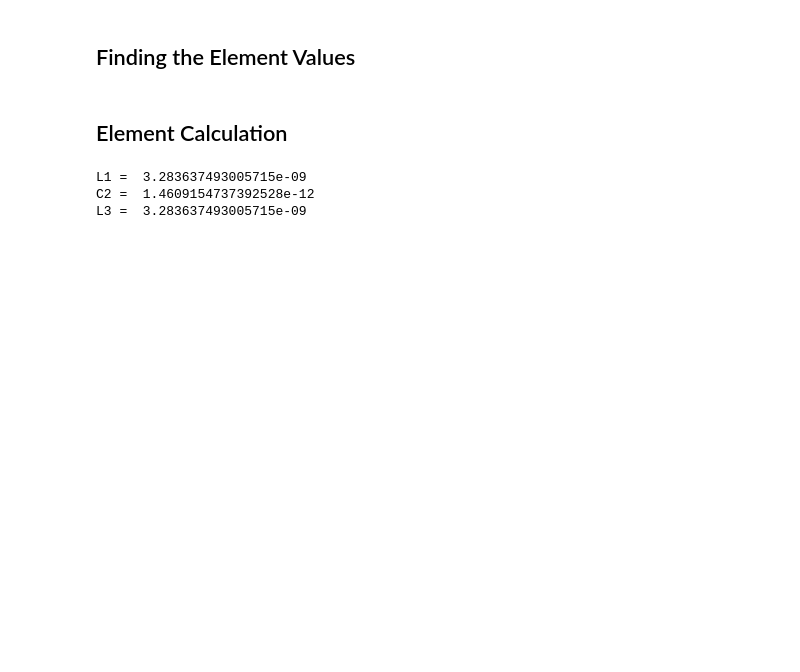
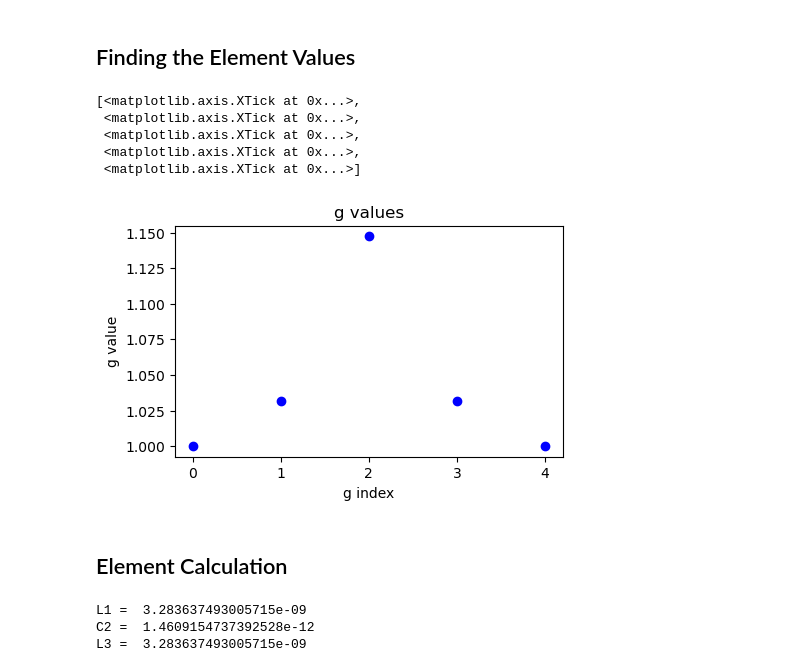
Before and after one commit to ethankasaba13/step-imp, a Jupyter notebook: Stepped Impedance Design.ipynb, the cells around one changed output. Cells and saved outputs as stored; diff of their text form; code cells hidden in the pictures; blank space fills up the shorter version.

```diff
--- a/Stepped Impedance Design.ipynb
+++ b/Stepped Impedance Design.ipynb
@@ -58,6 +58,20 @@ plt.show()
 # %%
 ## See filterFunctions.py for the behind-the-scenes calculations, it is quite unwieldy to have them here
 gs = ff.findgs(ord, rip, type) # get g's for filter design
+
+fig, ax = plt.subplots(1,1,figsize=(5,3)) # plot g's
+ax.plot(gs,'bo')
+ax.set_title('g values')
+ax.set_xlabel('g index')
+ax.set_ylabel('g value')
+ax.set_xticks(np.arange(0,ord+2))
+# %% [output]
+[<matplotlib.axis.XTick at 0x...>,
+ <matplotlib.axis.XTick at 0x...>,
+ <matplotlib.axis.XTick at 0x...>,
+ <matplotlib.axis.XTick at 0x...>,
+ <matplotlib.axis.XTick at 0x...>]
+[figure, added]
 # %% [markdown]
 ## Element Calculation
 # %%
```
Also changed, not shown: parts of 3 cells of this notebook.
